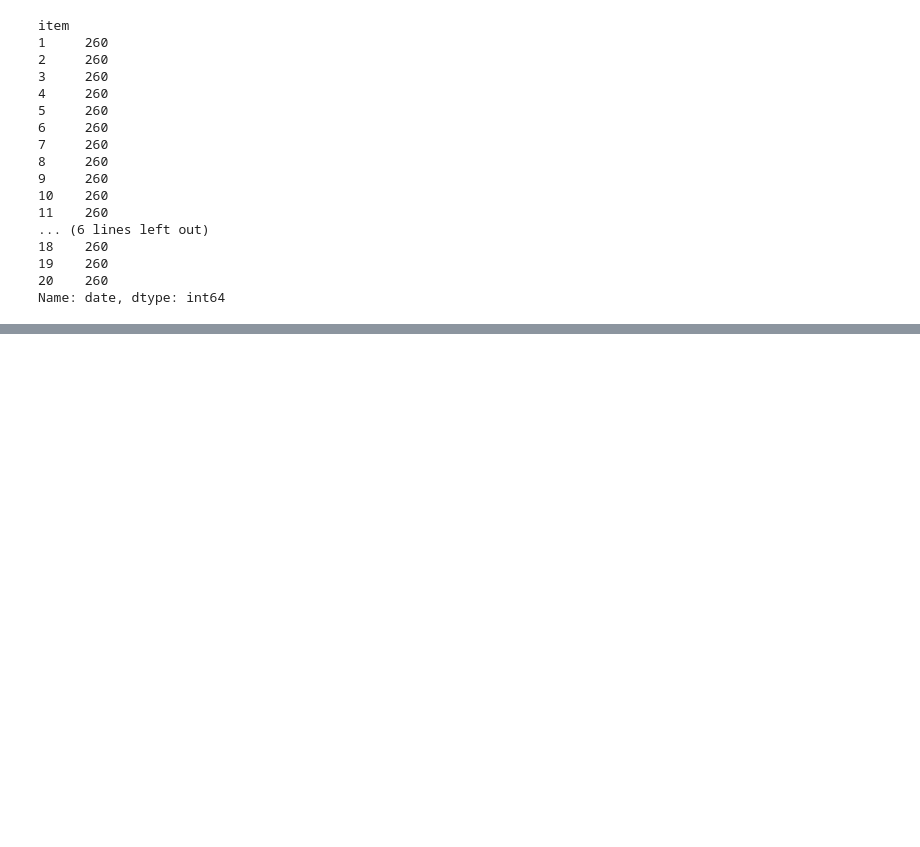
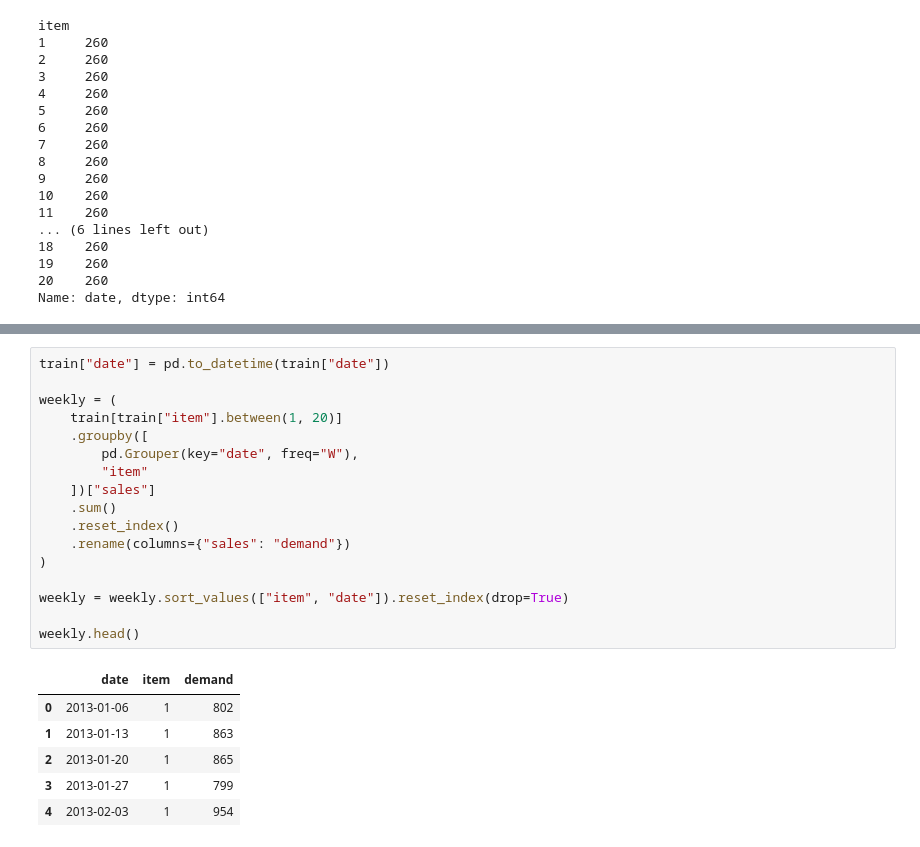
Before and after one commit to bgauri05/demand-to-production-optimization, a Jupyter notebook: notebooks/01_day1_eda.ipynb, the cells around one changed output, grey strips where cells are left out. Saved outputs shown, nothing was run; the diff lists cells and outputs as text; blank space fills up the shorter version.

```diff
--- a/notebooks/01_day1_eda.ipynb
+++ b/notebooks/01_day1_eda.ipynb
@@ -128,0 +144,24 @@ Name: date, dtype: int64
+# %%
+train["date"] = pd.to_datetime(train["date"])
+
+weekly = (
+    train[train["item"].between(1, 20)]
+    .groupby([
+        pd.Grouper(key="date", freq="W"),
+        "item"
+    ])["sales"]
+    .sum()
+    .reset_index()
+    .rename(columns={"sales": "demand"})
+)
+
+weekly = weekly.sort_values(["item", "date"]).reset_index(drop=True)
+
+weekly.head()
+# %% [output]
+|  | date | item | demand |
+| 0 | 2013-01-06 | 1 | 802 |
+| 1 | 2013-01-13 | 1 | 863 |
+| 2 | 2013-01-20 | 1 | 865 |
+| 3 | 2013-01-27 | 1 | 799 |
+| 4 | 2013-02-03 | 1 | 954 |
```
Also changed, not shown: parts of 8 cells of this notebook, 15 other files.
